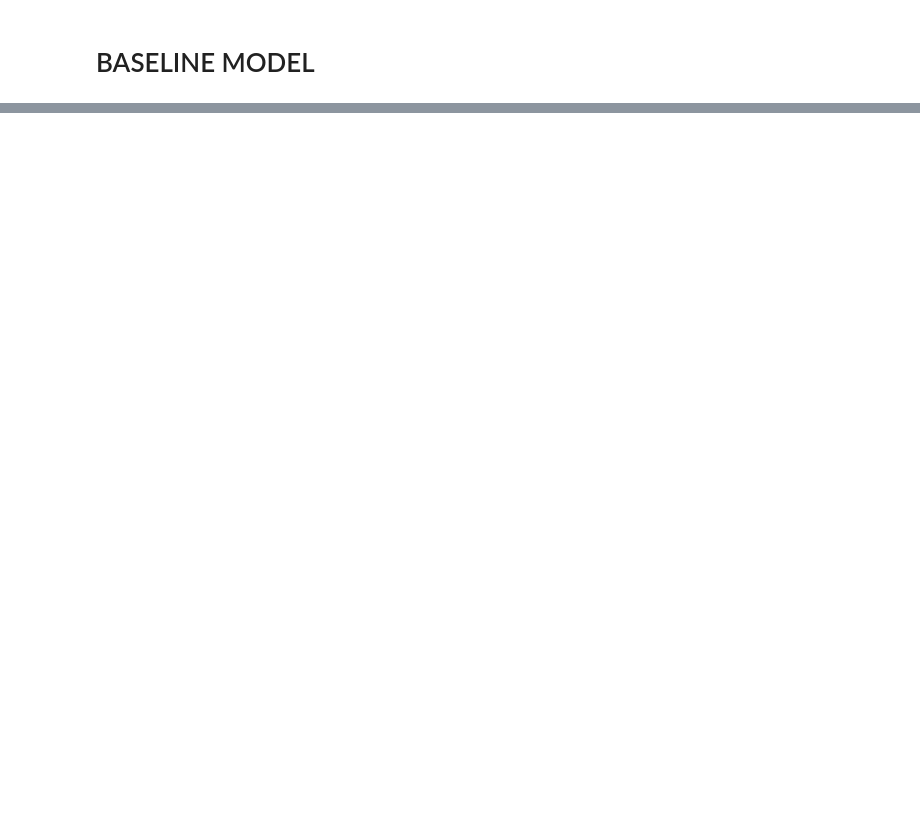
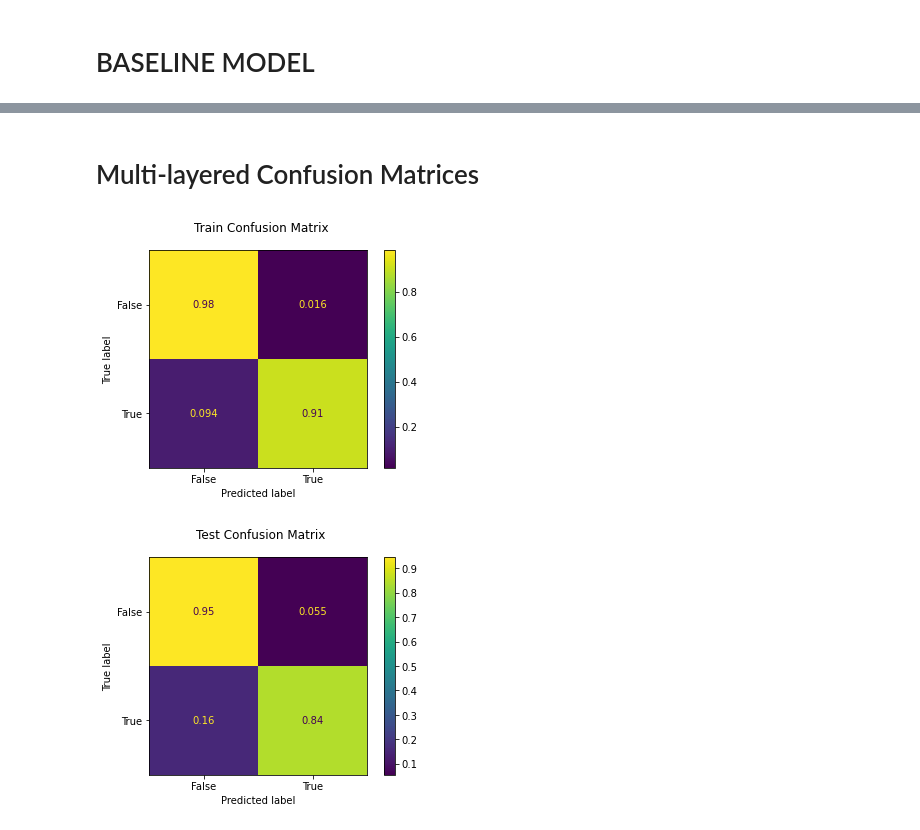
Before and after one commit to pleasecallmejax/Churn-Telecom-Modeling-Projects, a Jupyter notebook: Syriatel_notebook.ipynb, the cells around one changed output, grey strips where cells are left out. Drawn from its saved outputs; the diff is of its cells as text; code cells hidden in the pictures; blank space fills up the shorter version.

```diff
--- a/Syriatel_notebook.ipynb
+++ b/Syriatel_notebook.ipynb
@@ -380,0 +584,2 @@ X_train, X_test, y_train, y_test = train_test_split(X, y, random_state=30, strat
+# %%
+fit_and_print_scores(pipe_model_choice('layers', layers))
@@ -380,0 +604,20 @@ X_train, X_test, y_train, y_test = train_test_split(X, y, random_state=30, strat
+# %%
+our_layers_pipe = imbPipeline(steps=[
+    ('preprocess', preprocess),
+    ('smote', SMOTE()),
+    ('layers', layers)
+
+])
+# %% [markdown]
+# Multi-layered Confusion Matrices
+# %%
+fig, ax = plt.subplots()
+fig.suptitle('Train Confusion Matrix')
+plot_confusion_matrix(our_layers_pipe, X_train, y_train, ax=ax, normalize='true')
+
+fig, ax = plt.subplots()
+fig.suptitle('Test Confusion Matrix')
+plot_confusion_matrix(our_layers_pipe, X_test, y_test, ax=ax, normalize='true');
+# %% [output]
+[figure, added]
+[figure, added]
```
Also changed, not shown: parts of 93 cells of this notebook.
